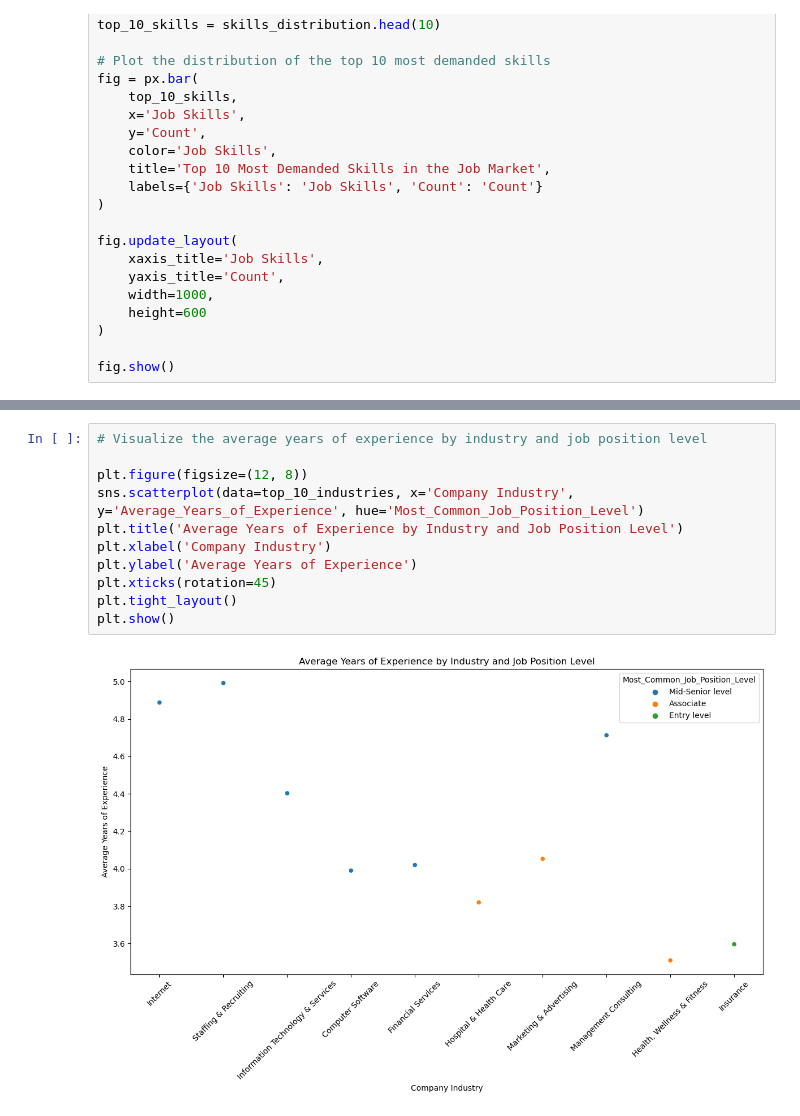
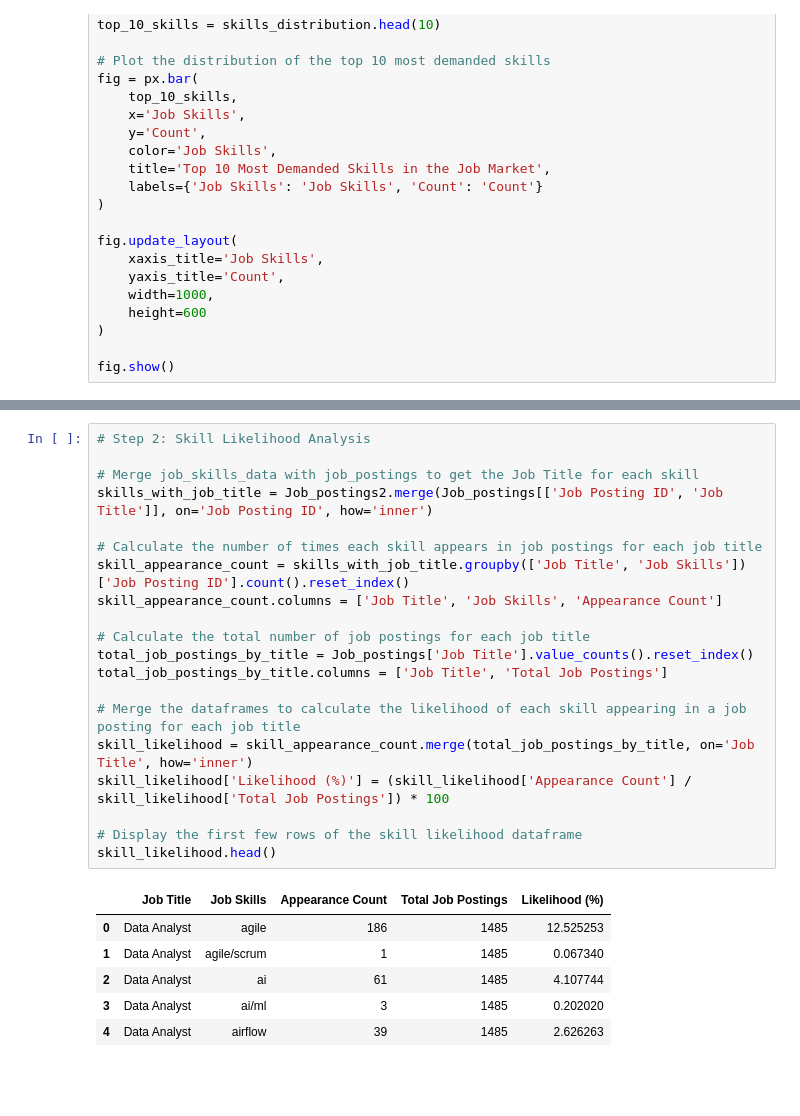
Before and after one commit to Ppius6/Job-Market-Analysis, a Jupyter notebook: JobMarket Analysis.ipynb, the cells around one changed output, grey strips where cells are left out. Saved outputs shown, nothing was run; the diff lists cells and outputs as text; blank space fills up the shorter version.

```diff
--- a/JobMarket Analysis.ipynb
+++ b/JobMarket Analysis.ipynb
@@ -419,13 +341,27 @@ plt.show()
-# %%
-# Visualize the average years of experience by industry and job position level
-
-plt.figure(figsize=(12, 8))
-sns.scatterplot(data=top_10_industries, x='Company Industry', y='Average_Years_of_Experience', hue='Most_Common_Job_Position_Level')
-plt.title('Average Years of Experience by Industry and Job Position Level')
-plt.xlabel('Company Industry')
-plt.ylabel('Average Years of Experience')
-plt.xticks(rotation=45)
-plt.tight_layout()
-plt.show()
-# %% [output]
-[figure, removed]
+# %%
+# Step 2: Skill Likelihood Analysis
+
+# Merge job_skills_data with job_postings to get the Job Title for each skill
+skills_with_job_title = Job_postings2.merge(Job_postings[['Job Posting ID', 'Job Title']], on='Job Posting ID', how='inner')
+
+# Calculate the number of times each skill appears in job postings for each job title
+skill_appearance_count = skills_with_job_title.groupby(['Job Title', 'Job Skills'])['Job Posting ID'].count().reset_index()
+skill_appearance_count.columns = ['Job Title', 'Job Skills', 'Appearance Count']
+
+# Calculate the total number of job postings for each job title
+total_job_postings_by_title = Job_postings['Job Title'].value_counts().reset_index()
+total_job_postings_by_title.columns = ['Job Title', 'Total Job Postings']
+
+# Merge the dataframes to calculate the likelihood of each skill appearing in a job posting for each job title
+skill_likelihood = skill_appearance_count.merge(total_job_postings_by_title, on='Job Title', how='inner')
+skill_likelihood['Likelihood (%)'] = (skill_likelihood['Appearance Count'] / skill_likelihood['Total Job Postings']) * 100
+
+# Display the first few rows of the skill likelihood dataframe
+skill_likelihood.head()
+# %% [output]
+|  | Job Title | Job Skills | Appearance Count | Total Job Postings | Likelihood (%) |
+| 0 | Data Analyst | agile | 186 | 1485 | 12.525253 |
+| 1 | Data Analyst | agile/scrum | 1 | 1485 | 0.067340 |
+| 2 | Data Analyst | ai | 61 | 1485 | 4.107744 |
+| 3 | Data Analyst | ai/ml | 3 | 1485 | 0.202020 |
+| 4 | Data Analyst | airflow | 39 | 1485 | 2.626263 |
```
Also changed, not shown: parts of 13 cells of this notebook.
